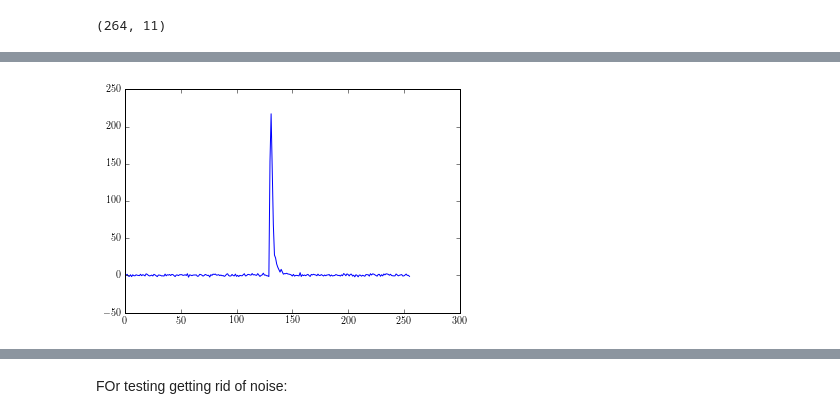
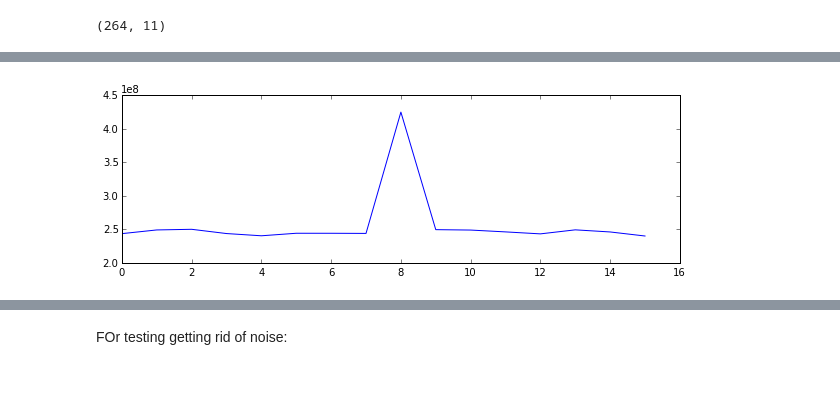
Before and after one commit to xiaozhengxu/scint_analysis, a Jupyter notebook: EVN_crab/process_frequency.ipynb, the cells around one changed output, grey strips where cells are left out. Cells and saved outputs as stored; diff of their text form; code cells hidden in the pictures; blank space fills up the shorter version.

```diff
--- a/EVN_crab/process_frequency.ipynb
+++ b/EVN_crab/process_frequency.ipynb
@@ -77,32 +77,34 @@ def load_gp(time_string,telescope,nchan,draw = 0):
 
     S_N = max(sigs_noise)
     peak_time = np.argmax(sigs_noise)
-    figure()
-    plot(sigs_noise)
 
-    if nchan ==512:
+    if nchan ==512 or nchan ==128:
         background_std1 = output[40./512*nchan:465./512*nchan,:peak_time-1].std()
-        print 'std1 =',background_std1
+#         print 'std1 =',background_std1
         background_std2 = output[:,peak_time+2:].std()
         output_pulse = output[:,peak_time]
-        print 'std2 =',background_std2
+#         print 'std2 =',background_std2
     if nchan ==32:
-        background_std1 = output[40./512*nchan:465./512*nchan,:peak_time-1].std()
-        print 'std1 =',background_std1
+        background_1= output[40./512*nchan:465./512*nchan,peak_time-12:peak_time-1].mean(1)
+        background_std1 = background_1.std()
+#         print 'std1 =',background_std1
         background_std2 = output[:,peak_time+10:].std()
-        output_pulse = output[:,peak_time-1:peak_time+10]
-        print 'std2 =',background_std2
+        output_pulse = output[:,peak_time-1:peak_time+10].mean(1)
+#         print 'std2 =',background_std2
 
-    background_freq = output[:,peak_time-2]
-#     freq_spec = output_pulse-background_freq
-    freq_spec = output_pulse
-    figure()
-    plot(output_pulse)
-    plot(background_freq)
+    background_freq = output[:,peak_time-3]
+    freq_spec = output_pulse-background_freq
+#     freq_spec = output_pulse
+
 
     if draw:
         figure(figsize = (10,3))
         plot(outputsumfreq)
+        figure()
+        plot(output_pulse)
+        plot(background_freq)
+        figure()
+        plot(freq_spec)
     return freq_spec,background_std1
 
 text_name = 'good_pulses.txt'
@@ -112,7 +114,7 @@ with open(text_name, 'r') as f:
 
 %pylab inline
 i = 235
-nchan = 32
+nchan = 512
 tele1 = 'jb'
 tele2 = 'ef'
 time_string1 = '2015-10-19T00:17:47.415' # S/N = 89!, main pulse
@@ -121,22 +123,27 @@ time_string3 = '2015-10-19T02:06:52.280' #S/N = 7.9, inter pulse
 time_string4 = '2015-10-19T02:06:58.031' #S/N = 9.6, main pulse
 time_string5 = '2015-10-19T00:55:15.557' #S/N = 8.33, main pulse
 time_string6 = '2015-10-19T00:55:49.673' #S/N = 8.55, main pulse
+time_string7 = '2015-10-19T01:29:52.509' #S/N = 8.44, main pulse
+time_string8 = '2015-10-19T01:55:06.340' #S/N = 8.66, main pulse
+time_string9 = '2015-10-19T02:13:46.551' #S/N = 9.56, main pulse
+time_string10 = '2015-10-19T02:36:11.418'#S/N = 8.41, main pulse
+
 S_N3= 7.9
 S_N4 = 9.6
-
-fs1,bgstd1 = load_gp(time_string2,tele1,nchan)
-fs2,bgstd2 = load_gp(time_string2,tele2,nchan)
+time_string = time_string10
+fs1,bgstd1 = load_gp('2015-10-19T02:17:06.664','p1',nchan,draw = 1)
+fs2,bgstd2 = load_gp('2015-10-19T02:17:07.945','p1',nchan,draw = 1)
 
 fgp1 = process_freq_spec(fs1,nchan,i-1,draw = 0)
 fgp2 = process_freq_spec(fs2,nchan,i-1, draw = 0)
 
 
-print 'std of pulse1 is ', np.std(fgp1,axis = 1)
+# print 'std of pulse1 is ', np.std(fgp1,axis = 1)
 
 # print '\nmean of noise1 is ', np.mean(fgp1bg,axis = 1)
 # print 'mean of pulse 1 is ', np.mean(fgp1,axis = 1)
 
-print '\n std of pulse2 is ', np.std(fgp2,axis = 1)
+# print '\n std of pulse2 is ', np.std(fgp2,axis = 1)
 # print 'std of noise2 is ', np.std(fgp2bg,axis = 1)
 # print '\nthe ratio of sigma noise/sigma pulse2 is ', np.std(fgp2bg,axis =1)/np.std(fgp2,axis = 1)
 
@@ -162,22 +169,32 @@ def get_ccs((fs1,bgstd1),(fs2,bgstd2)):
         coefficients.append(coefficient)
     return np.mean(coefficients),coefficients
 
-cc,ccs=get_ccs((fgp1,bgstd1),(fgp2,bgstd2))
-print '\nthe two pulses are', cc ,'correlated'
-print ccs
+cc_dfs = []
+for k in range(fgp1.shape[1]):
+    cc,ccs = get_ccs(((np.roll(fgp1,k,axis =1)),bgstd1),(fgp2,bgstd2))
+    cc_dfs.append(ccs[0])
 
-print 'numerator for 1st band:', np.mean((fgp1[0]-fgp1[0].mean())*(fgp2[0]-fgp2[0].mean()))
-print 'denominator for 1st band:', np.sqrt(((np.std(fgp1[0]))**2-bgstd1**2)*((np.std(fgp2[0]))**2-bgstd2**2))
+figure()
+plot(cc_dfs)
+xlabel('frequency shift (frequency units)')
+# xlim(-10,450)
+title('correlation coefficient as a function of freq shift')
+# cc,ccs=get_ccs((fgp1,bgstd1),(fgp2,bgstd2))
+# print '\nthe two pulses are', cc ,'correlated'
+# print ccs
 
-figure(figsize = (15,3))
-plot(fgp1[0],label = tele1)
-plot(fgp2[0],label = tele2)
-title('A bright pulse with S/N around 89 per band on {} and {} telescopes. nchan = {}. cc calculated = {}'.format(tele1,tele2,nchan,round(ccs[0],4)))
-legend()
+# print 'numerator for 1st band:', np.mean((fgp1[0]-fgp1[0].mean())*(fgp2[0]-fgp2[0].mean()))
+# print 'denominator for 1st band:', np.sqrt(((np.std(fgp1[0]))**2-bgstd1**2)*((np.std(fgp2[0]))**2-bgstd2**2))
 
-figure(figsize = (15,3))
-plot(fs1bg,label = 'noise-ef')
-plot(fs2bg,label = 'noise-jb')
-title('noise of the pulse at different telescopes')
-legend()
+# figure(figsize = (15,3))
+# plot(fgp1[0],label = tele1)
+# plot(fgp2[0],label = tele2)
+# title('A bright pulse at {} on {} and {} telescopes. nchan = {}. cc calculated = {}'.format(time_string,tele1,tele2,nchan,round(ccs[0],4)))
+# legend()
+
+# figure(figsize = (15,3))
+# plot(fs1bg,label = 'noise-ef')
+# plot(fs2bg,label = 'noise-jb')
+# title('noise of the pulse at different telescopes')
+# legend()
 # %% [output]
@@ -204 +205 @@ denominator for 1st band: 73808067.5837
-[figure, old version]
+[figure, new version]
```
Also changed, not shown: parts of 4 cells of this notebook, 3 other files.
